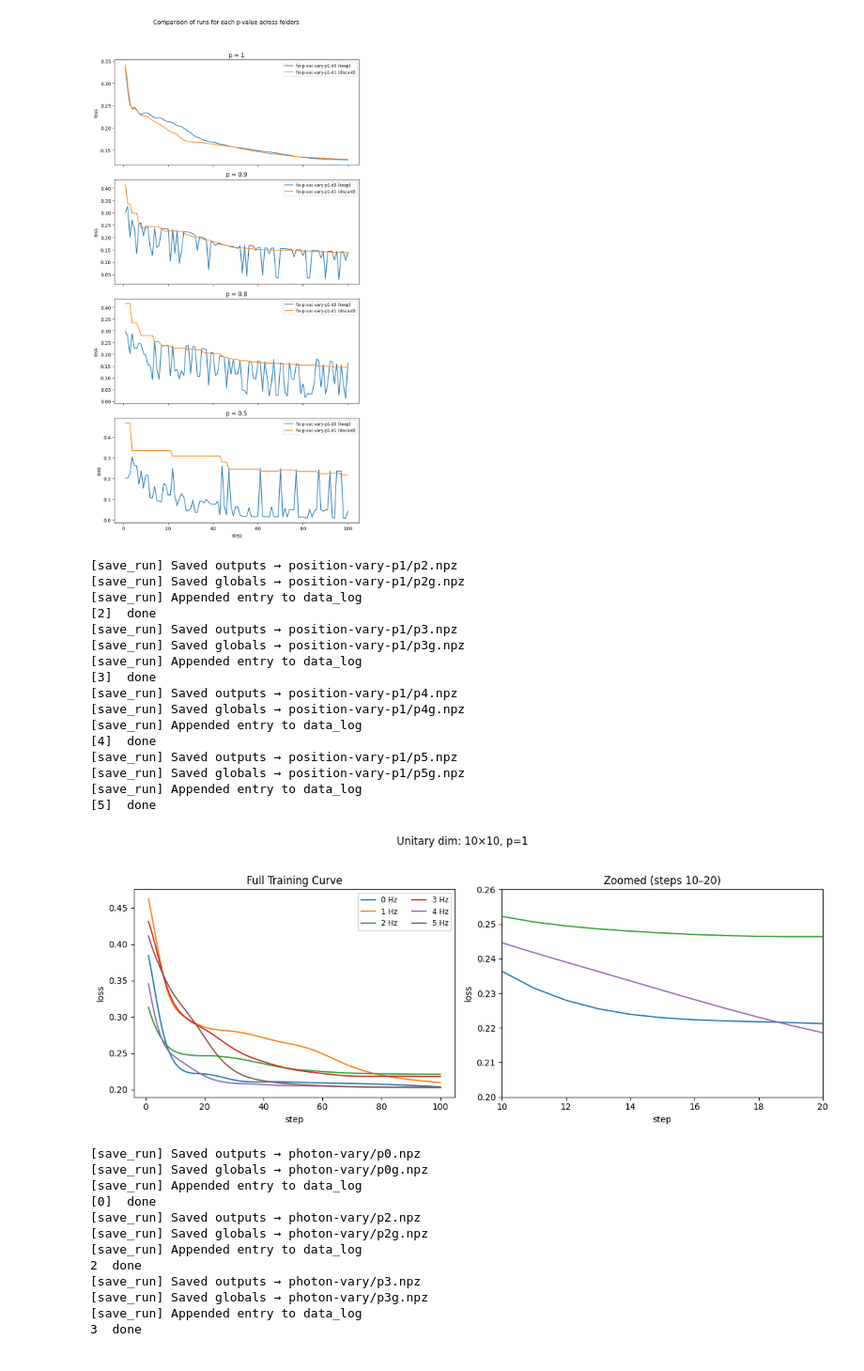
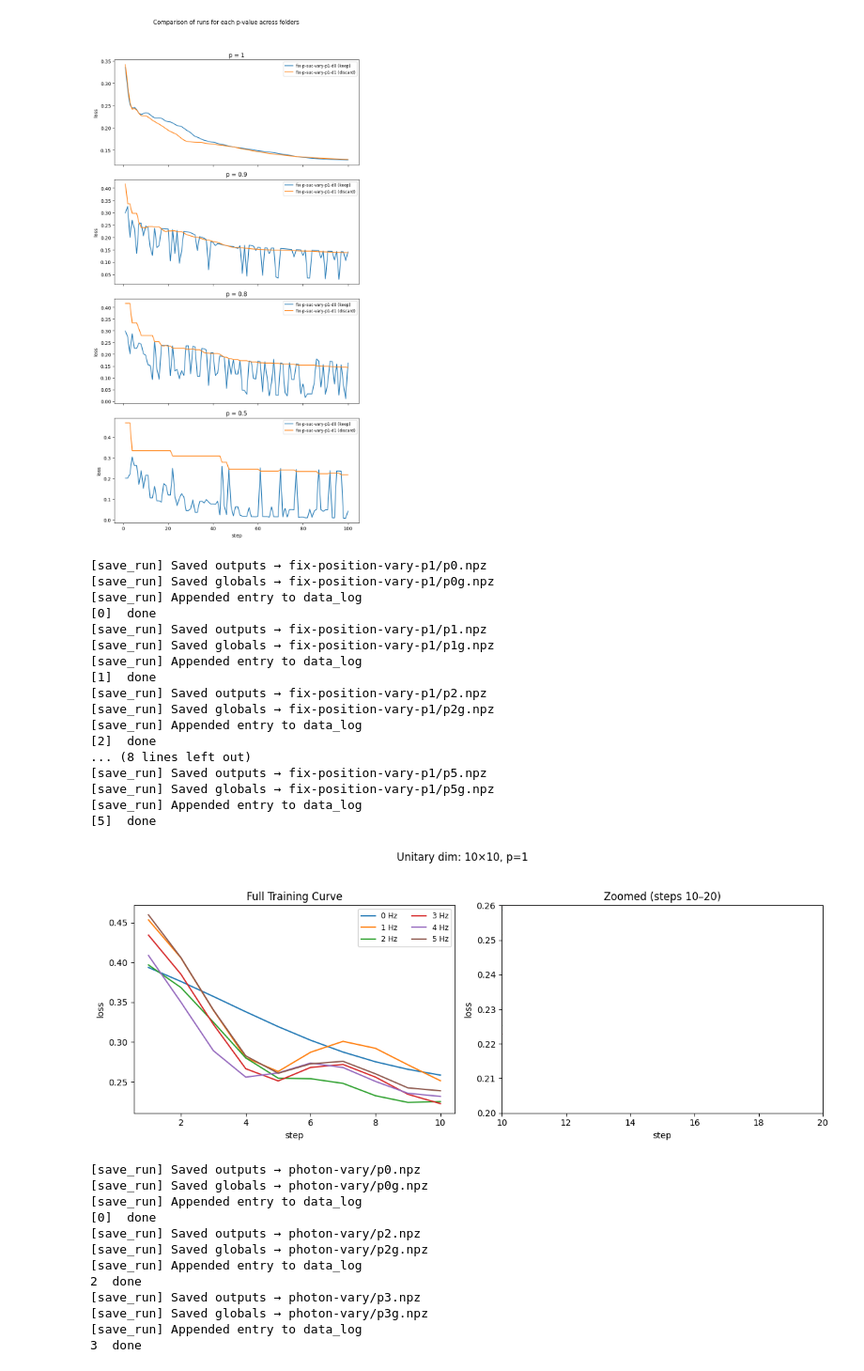
Before and after one commit to 01000111r/photon-net, a Jupyter notebook: main_book.ipynb, the cells around one changed output. Shown at 94% size. Drawn from its saved outputs; the diff is of its cells as text; code cells hidden in the pictures.

Commit message:
init-value-global

```diff
--- a/main_book.ipynb
+++ b/main_book.ipynb
@@ -7,7 +7,7 @@
 %autoreload 2
 from p_pack import globals as g
 # The total number of optimization steps to perform during training.
-g.num_steps: int = 100
+g.num_steps: int = 10
 #training rate
 g.training_rate : float =  0.1
 # The frequency at which data is re-uploaded into the circuit. A new data layer is introduced every `reupload_freq` layers.
@@ -21,9 +21,9 @@ g.num_features = 5
 # probability of sucess for each mode
 g.p_suc_inputs = 1
 #intended photon input array - 'full' for all modes, 'n' for n modes, for specify list of positions
-g.input_positions= [5] #'full' for all modes, 'n' for n modes, for specify list of POSITIONS
+g.input_positions= [0] #'full' for all modes, 'n' for n modes, for specify list of POSITIONS
 #Aim for number of photons
-g.aim = 3
+g.aim = 1
 # 0 to not discard, 1 to discard
 g.discard = 0
 # Comparison operator used when deciding whether to discard
@@ -34,7 +34,11 @@ g.discard_condition = '!='
 # Should be a tuple (min_value, max_value). Set to None to disable.
 g.discard_range = None
 #switch for the trainable small photon loss scale, 0 - for no scaling, 1 - for scaling
-g.loss_function = 1
+g.loss_function = 0
+# If set to a float value, all phases are initialised to this
+# constant instead of random values.  ``None`` keeps the random
+# initialisation behaviour.
+g.phase_init_value: float = 0.1
 # Batch processing configuration
 # 'full'  : use entire dataset each update
 # 'mini'  : use mini-batches of size ``mini_batch_size``
@@ -72,7 +78,7 @@ init_carry = (init_phases, train_set, train_labels, weights_data, photon_loss_sc
 
 
 log_file = 'data_log'
-folder = 'tt-position'
+folder = 'dump'
 test_name = 'p0'
 global_name = 'p0g'
 
@@ -538,8 +548,8 @@ g.plt.show()
 [figure]
 # %%
 log_file = 'data_log'
-folder = 'position-vary-p1'
-position_list = [[2],[3],[4],[5]]
+folder = 'fix-position-vary-p1'
+position_list = [[0],[1],[2],[3],[4],[5]]
 
 for p_suc in position_list:
     test_name    = f"p{str(p_suc[0])}.npz"
@@ -566,24 +576,25 @@ for p_suc in position_list:
     carry, loss_mem, update_mem, photon_mem = utils.save_run(log_file, folder, test_name, global_name, init_carry)
     print(p_suc, " done")
 # %% [output]
-[save_run] Saved outputs → position-vary-p1/p2.npz
-[save_run] Saved globals → position-vary-p1/p2g.npz
+[save_run] Saved outputs → fix-position-vary-p1/p0.npz
+[save_run] Saved globals → fix-position-vary-p1/p0g.npz
+[save_run] Appended entry to data_log
+[0]  done
+[save_run] Saved outputs → fix-position-vary-p1/p1.npz
+[save_run] Saved globals → fix-position-vary-p1/p1g.npz
+[save_run] Appended entry to data_log
+[1]  done
+[save_run] Saved outputs → fix-position-vary-p1/p2.npz
+[save_run] Saved globals → fix-position-vary-p1/p2g.npz
 [save_run] Appended entry to data_log
 [2]  done
-[save_run] Saved outputs → position-vary-p1/p3.npz
-[save_run] Saved globals → position-vary-p1/p3g.npz
-[save_run] Appended entry to data_log
-[3]  done
-[save_run] Saved outputs → position-vary-p1/p4.npz
-[save_run] Saved globals → position-vary-p1/p4g.npz
-[save_run] Appended entry to data_log
-[4]  done
-[save_run] Saved outputs → position-vary-p1/p5.npz
-[save_run] Saved globals → position-vary-p1/p5g.npz
+... (8 lines left out)
+[save_run] Saved outputs → fix-position-vary-p1/p5.npz
+[save_run] Saved globals → fix-position-vary-p1/p5g.npz
 [save_run] Appended entry to data_log
 [5]  done
 # %%
-data_folder   = "position-vary-p1"
+data_folder   = "fix-position-vary-p1"
 # data_folder   = "reup-vary-1p"
 min_freq    = 0
 max_freq      = 5
@@ -611,34 +622,34 @@ for freq in range(min_freq, max_freq + 1):
 # format the full-range plot
 ax_full.set(
     xlabel="step",
     ylabel="loss",
     title="Full Training Curve"
 )
 
 # format the zoomed-in plot with its own y-limits
 ax_zoom.set(
     xlim=(x_min, x_max),
     ylim=(y_min, y_max),
     xlabel="step",
     ylabel="loss",
     title=f"Zoomed (steps {x_min}–{x_max})"
 )
 
 # single legend on the full plot
 handles, labels = ax_full.get_legend_handles_labels()
 ax_full.legend(handles, labels, loc="upper right", ncol=2, fontsize="small")
 
 # overall title
 gl = g.np.load(g.os.path.join(data_folder, f"{prefix}{max_freq}g.npz"))
 shape = out["carry_0"].shape
 fig.suptitle(
     f"Unitary dim: {2*shape[1]}×{2*shape[1]}, p={gl['p_suc_inputs'].item()}"
 )
 
 g.plt.tight_layout(rect=[0, 0.03, 1, 0.95])
 g.plt.show()
 # %% [output]
-[figure, old version]
+[figure, new version]
 # %%
 log_file = 'data_log'
 folder = 'photon-vary'
```
Also changed, not shown: parts of 2 cells of this notebook, 5 other files.
